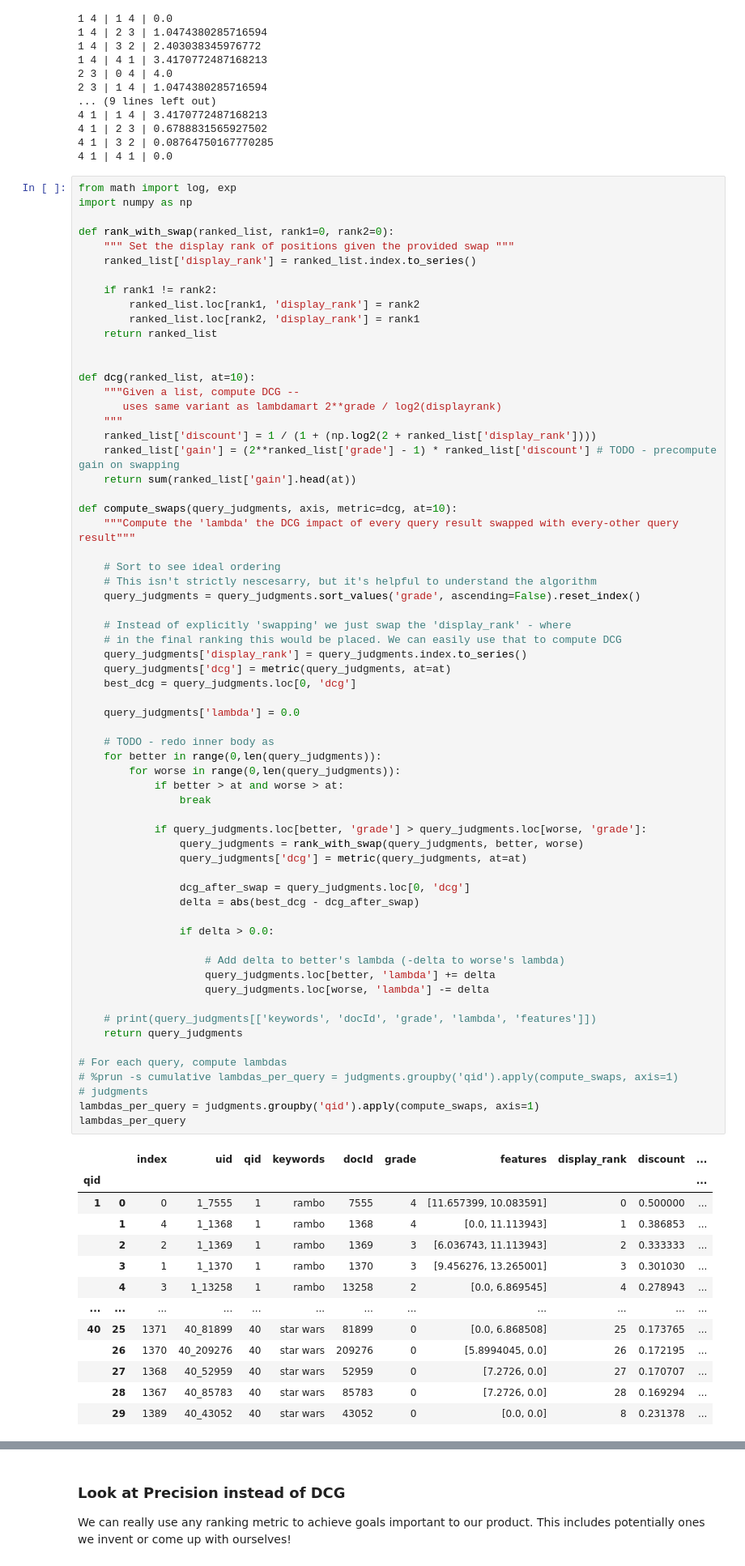
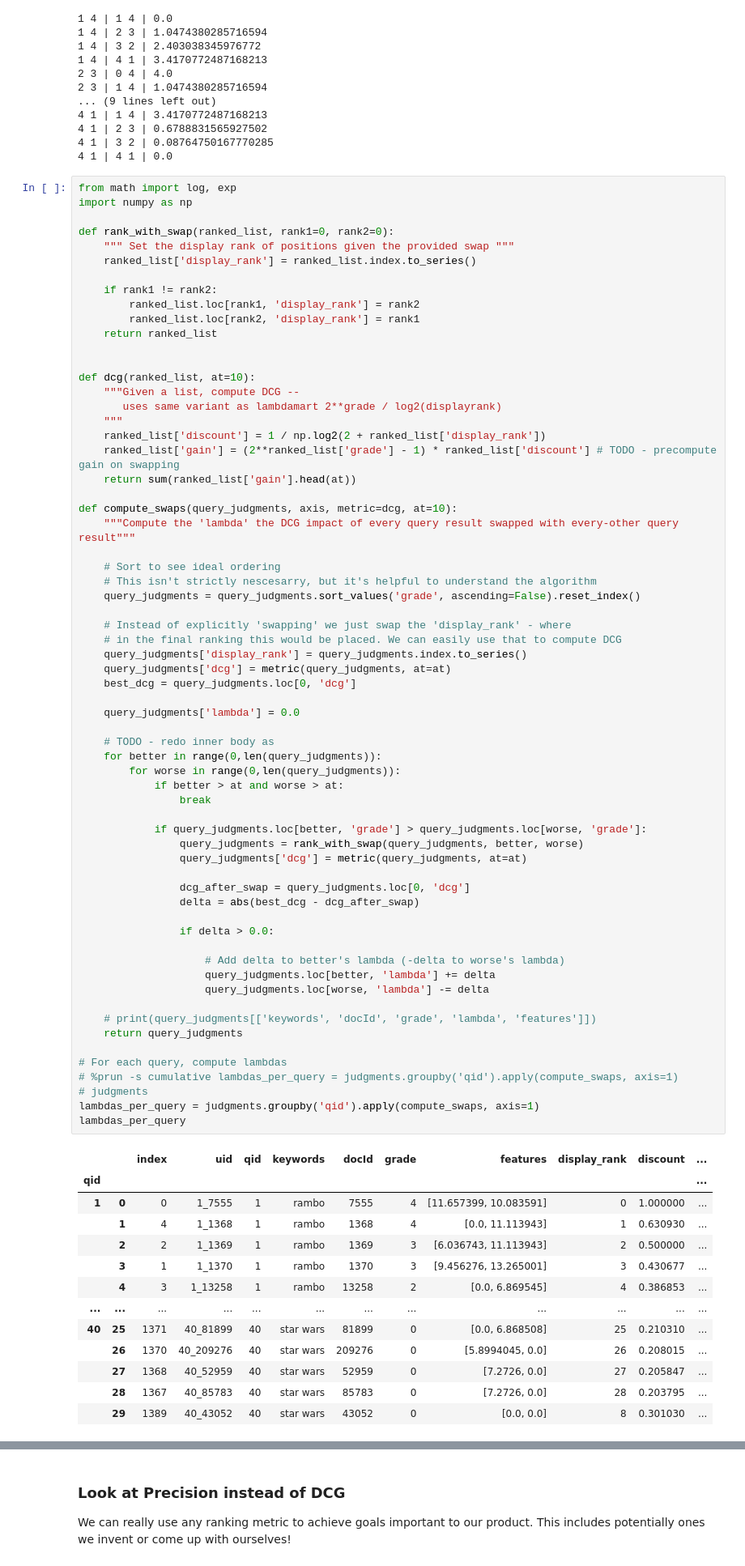
Before and after one commit to o19s/hello-ltr, a Jupyter notebook: notebooks/elasticsearch/tmdb/lambda-mart-in-python.ipynb, the cells around one changed output, grey strips where cells are left out. Shown at 81% size. Cells and saved outputs as stored; diff of their text form.

```diff
--- a/notebooks/elasticsearch/tmdb/lambda-mart-in-python.ipynb
+++ b/notebooks/elasticsearch/tmdb/lambda-mart-in-python.ipynb
@@ -205,7 +205,7 @@ def dcg(ranked_list, at=10):
     """Given a list, compute DCG --
        uses same variant as lambdamart 2**grade / log2(displayrank)
     """
-    ranked_list['discount'] = 1 / (1 + (np.log2(2 + ranked_list['display_rank'])))
+    ranked_list['discount'] = 1 / np.log2(2 + ranked_list['display_rank'])
     ranked_list['gain'] = (2**ranked_list['grade'] - 1) * ranked_list['discount'] # TODO - precompute gain on swapping
     return sum(ranked_list['gain'].head(at))
 
@@ -227,44 +227,44 @@ def compute_swaps(query_judgments, axis, metric=dcg, at=10):
     # TODO - redo inner body as
     for better in range(0,len(query_judgments)):
         for worse in range(0,len(query_judgments)):
             if better > at and worse > at:
                 break
 
             if query_judgments.loc[better, 'grade'] > query_judgments.loc[worse, 'grade']:
                 query_judgments = rank_with_swap(query_judgments, better, worse)
                 query_judgments['dcg'] = metric(query_judgments, at=at)
 
                 dcg_after_swap = query_judgments.loc[0, 'dcg']
                 delta = abs(best_dcg - dcg_after_swap)
 
                 if delta > 0.0:
 
                     # Add delta to better's lambda (-delta to worse's lambda)
                     query_judgments.loc[better, 'lambda'] += delta
                     query_judgments.loc[worse, 'lambda'] -= delta
 
     # print(query_judgments[['keywords', 'docId', 'grade', 'lambda', 'features']])
     return query_judgments
 
 # For each query, compute lambdas
 # %prun -s cumulative lambdas_per_query = judgments.groupby('qid').apply(compute_swaps, axis=1)
 # judgments
 lambdas_per_query = judgments.groupby('qid').apply(compute_swaps, axis=1)
 lambdas_per_query
 # %% [output]
 |  |  | index | uid | qid | keywords | docId | grade | features | display_rank | discount | ... |
 | qid |  |  |  |  |  |  |  |  |  |  | ... |
-| 1 | 0 | 0 | 1_7555 | 1 | rambo | 7555 | 4 | [11.657399, 10.083591] | 0 | 0.500000 | ... |
-|  | 1 | 4 | 1_1368 | 1 | rambo | 1368 | 4 | [0.0, 11.113943] | 1 | 0.386853 | ... |
-|  | 2 | 2 | 1_1369 | 1 | rambo | 1369 | 3 | [6.036743, 11.113943] | 2 | 0.333333 | ... |
-|  | 3 | 1 | 1_1370 | 1 | rambo | 1370 | 3 | [9.456276, 13.265001] | 3 | 0.301030 | ... |
-|  | 4 | 3 | 1_13258 | 1 | rambo | 13258 | 2 | [0.0, 6.869545] | 4 | 0.278943 | ... |
+| 1 | 0 | 0 | 1_7555 | 1 | rambo | 7555 | 4 | [11.657399, 10.083591] | 0 | 1.000000 | ... |
+|  | 1 | 4 | 1_1368 | 1 | rambo | 1368 | 4 | [0.0, 11.113943] | 1 | 0.630930 | ... |
+|  | 2 | 2 | 1_1369 | 1 | rambo | 1369 | 3 | [6.036743, 11.113943] | 2 | 0.500000 | ... |
+|  | 3 | 1 | 1_1370 | 1 | rambo | 1370 | 3 | [9.456276, 13.265001] | 3 | 0.430677 | ... |
+|  | 4 | 3 | 1_13258 | 1 | rambo | 13258 | 2 | [0.0, 6.869545] | 4 | 0.386853 | ... |
 | ... | ... | ... | ... | ... | ... | ... | ... | ... | ... | ... | ... |
-| 40 | 25 | 1371 | 40_81899 | 40 | star wars | 81899 | 0 | [0.0, 6.868508] | 25 | 0.173765 | ... |
-|  | 26 | 1370 | 40_209276 | 40 | star wars | 209276 | 0 | [5.8994045, 0.0] | 26 | 0.172195 | ... |
-|  | 27 | 1368 | 40_52959 | 40 | star wars | 52959 | 0 | [7.2726, 0.0] | 27 | 0.170707 | ... |
-|  | 28 | 1367 | 40_85783 | 40 | star wars | 85783 | 0 | [7.2726, 0.0] | 28 | 0.169294 | ... |
-|  | 29 | 1389 | 40_43052 | 40 | star wars | 43052 | 0 | [0.0, 0.0] | 8 | 0.231378 | ... |
+| 40 | 25 | 1371 | 40_81899 | 40 | star wars | 81899 | 0 | [0.0, 6.868508] | 25 | 0.210310 | ... |
+|  | 26 | 1370 | 40_209276 | 40 | star wars | 209276 | 0 | [5.8994045, 0.0] | 26 | 0.208015 | ... |
+|  | 27 | 1368 | 40_52959 | 40 | star wars | 52959 | 0 | [7.2726, 0.0] | 27 | 0.205847 | ... |
+|  | 28 | 1367 | 40_85783 | 40 | star wars | 85783 | 0 | [7.2726, 0.0] | 28 | 0.203795 | ... |
+|  | 29 | 1389 | 40_43052 | 40 | star wars | 43052 | 0 | [0.0, 0.0] | 8 | 0.301030 | ... |
 1390 rows × 12 columns
 # %% [markdown]
 ### Look at Precision instead of DCG
```
Also changed, not shown: parts of 9 cells of this notebook.
